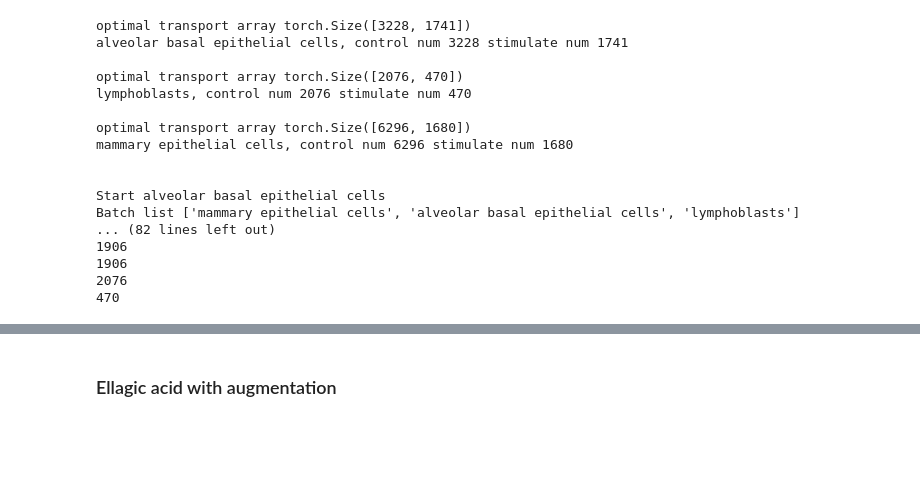
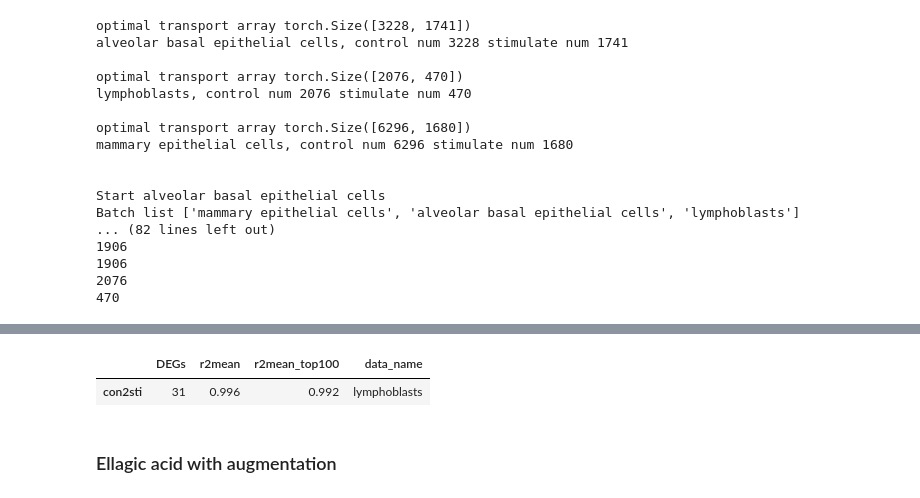
Before and after one commit to thodkatz/thesis, a Jupyter notebook: experiments/scbutterfly-perturbation.ipynb, the cells around one changed output, grey strips where cells are left out. Saved outputs shown, nothing was run; the diff lists cells and outputs as text; code cells hidden in the pictures; blank space fills up the shorter version.

```diff
--- a/experiments/scbutterfly-perturbation.ipynb
+++ b/experiments/scbutterfly-perturbation.ipynb
@@ -446,3 +588,11 @@ cluster_index
+# %%
+import pandas as pd
+print(file_path)
+cluster_index = pd.read_csv(f'{file_path}/cluster_index.csv', index_col=0)
+cluster_index
+# %% [output]
+|  | DEGs | r2mean | r2mean_top100 | data_name |
+| con2sti | 31 | 0.996 | 0.992 | lymphoblasts |
 # %% [markdown]
 ### Ellagic acid with augmentation
 # %%
```
Also changed, not shown: parts of 21 cells of this notebook.
